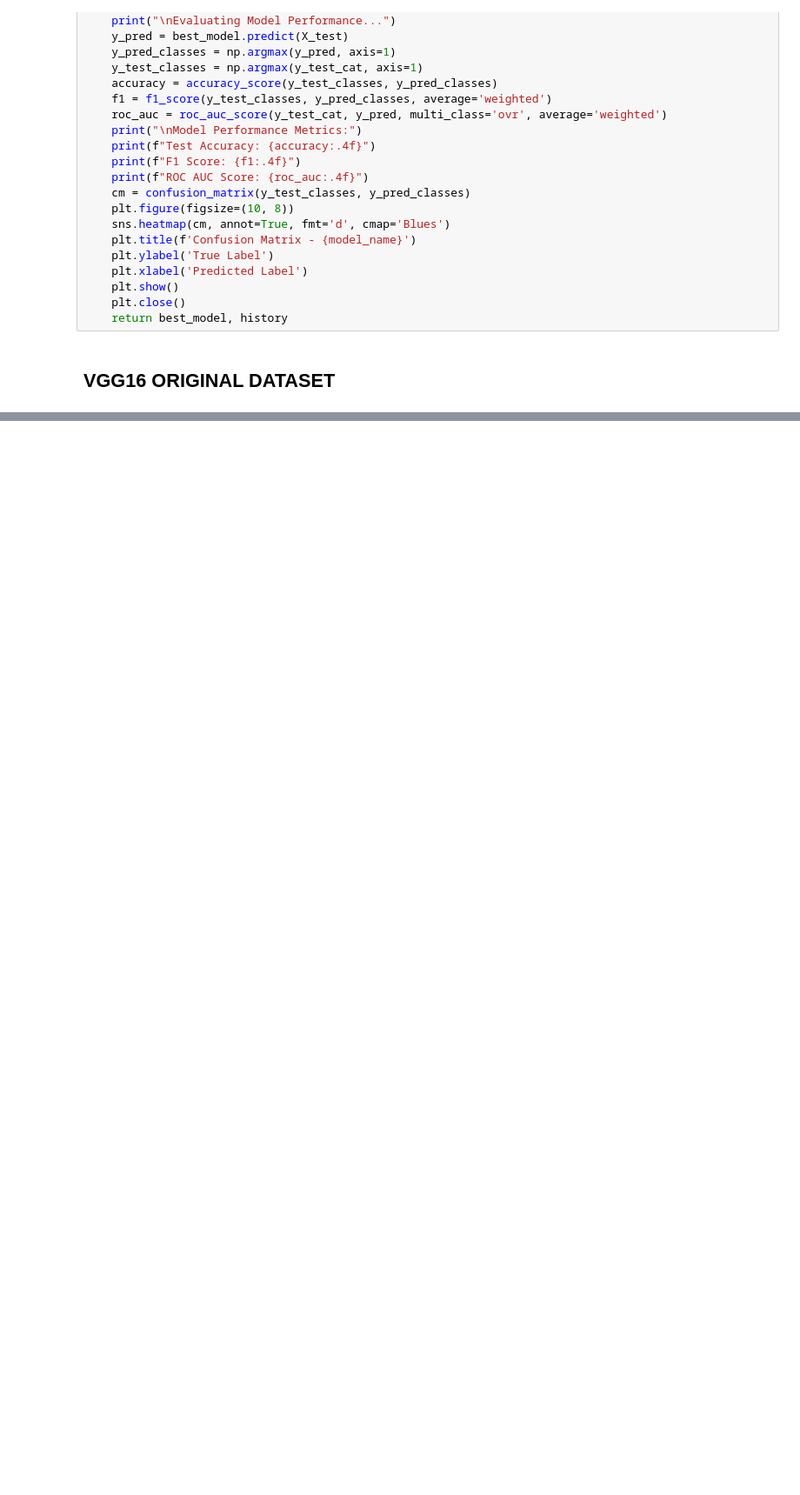
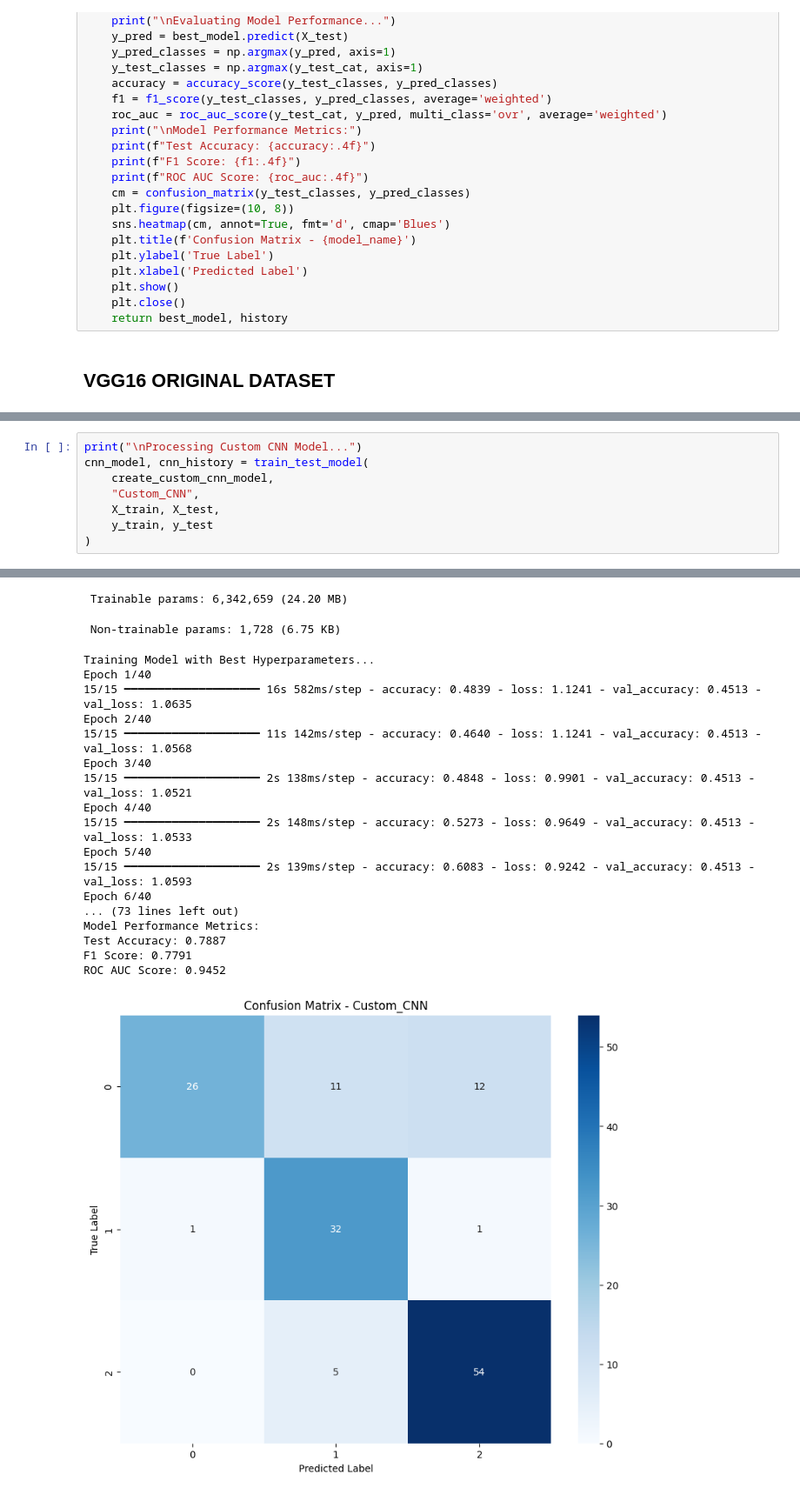
Before and after one commit to RAVIAPTISWETHA/-Deep-Learning-Applications-in-Heart-Diseases-Using-ECG-Signals, a Jupyter notebook: Version1_DLA_Heart_Diseases_using_ECG_Images_OD.ipynb, the cells around one changed output, grey strips where cells are left out. Shown at 87% size. Drawn from its saved outputs; the diff is of its cells as text; blank space fills up the shorter version.

```diff
--- a/Version1_DLA_Heart_Diseases_using_ECG_Images_OD.ipynb
+++ b/Version1_DLA_Heart_Diseases_using_ECG_Images_OD.ipynb
@@ -316,0 +379,9 @@ ROC AUC Score: 0.9859
+# %%
+print("\nProcessing Custom CNN Model...")
+cnn_model, cnn_history = train_test_model(
+    create_custom_cnn_model,
+    "Custom_CNN",
+    X_train, X_test,
+    y_train, y_test
+)
+# %% [output]
@@ -316,0 +425,20 @@ ROC AUC Score: 0.9859
+ Trainable params: 6,342,659 (24.20 MB)
+ Non-trainable params: 1,728 (6.75 KB)
+Training Model with Best Hyperparameters...
+Epoch 1/40
+15/15 ━━━━━━━━━━━━━━━━━━━━ 16s 582ms/step - accuracy: 0.4839 - loss: 1.1241 - val_accuracy: 0.4513 - val_loss: 1.0635
+Epoch 2/40
+15/15 ━━━━━━━━━━━━━━━━━━━━ 11s 142ms/step - accuracy: 0.4640 - loss: 1.1241 - val_accuracy: 0.4513 - val_loss: 1.0568
+Epoch 3/40
+15/15 ━━━━━━━━━━━━━━━━━━━━ 2s 138ms/step - accuracy: 0.4848 - loss: 0.9901 - val_accuracy: 0.4513 - val_loss: 1.0521
+Epoch 4/40
+15/15 ━━━━━━━━━━━━━━━━━━━━ 2s 148ms/step - accuracy: 0.5273 - loss: 0.9649 - val_accuracy: 0.4513 - val_loss: 1.0533
+Epoch 5/40
+15/15 ━━━━━━━━━━━━━━━━━━━━ 2s 139ms/step - accuracy: 0.6083 - loss: 0.9242 - val_accuracy: 0.4513 - val_loss: 1.0593
+Epoch 6/40
+... (73 lines left out)
+Model Performance Metrics:
+Test Accuracy: 0.7887
+F1 Score: 0.7791
+ROC AUC Score: 0.9452
+[figure, added]
```
Also changed, not shown: parts of 5 cells of this notebook.
